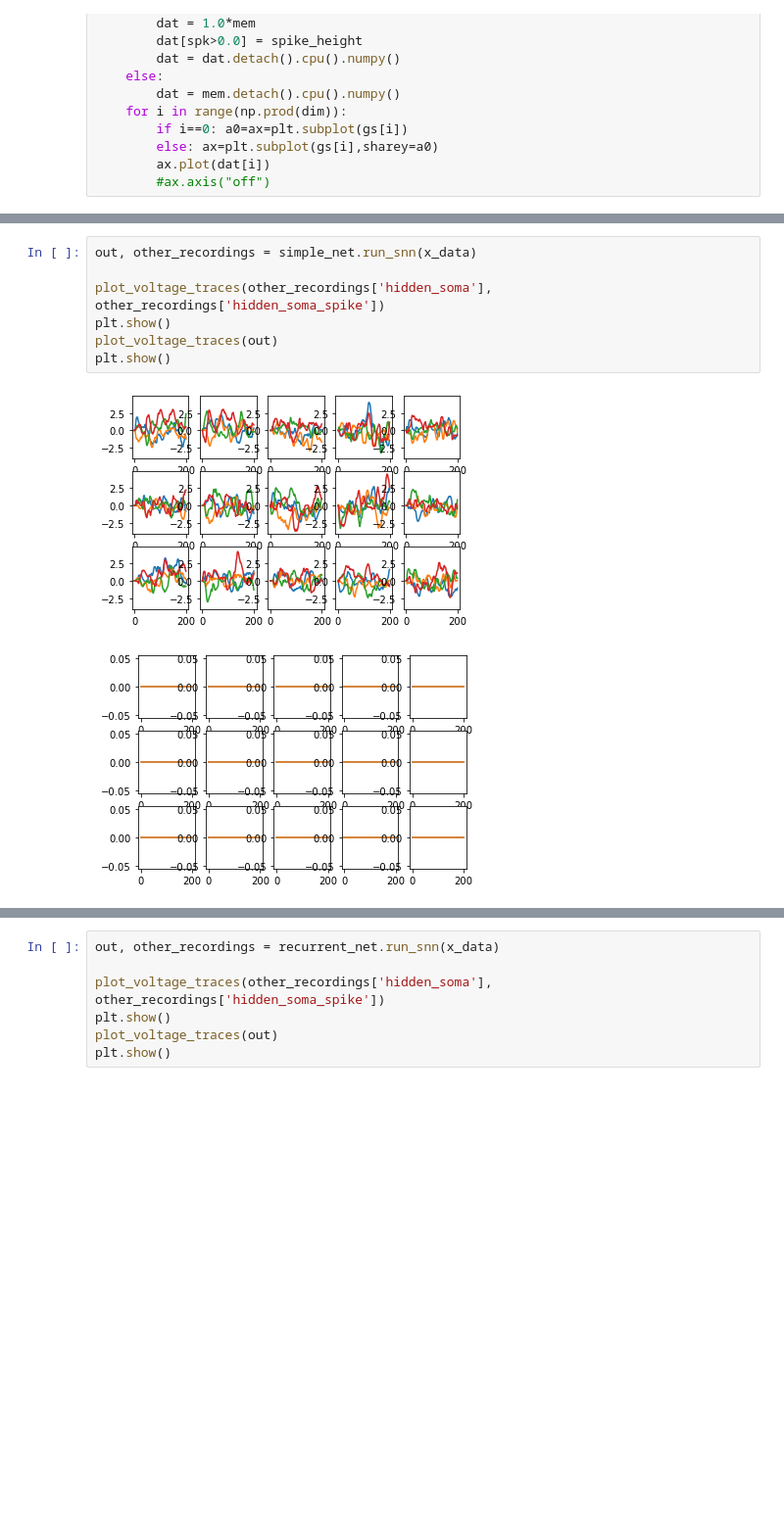
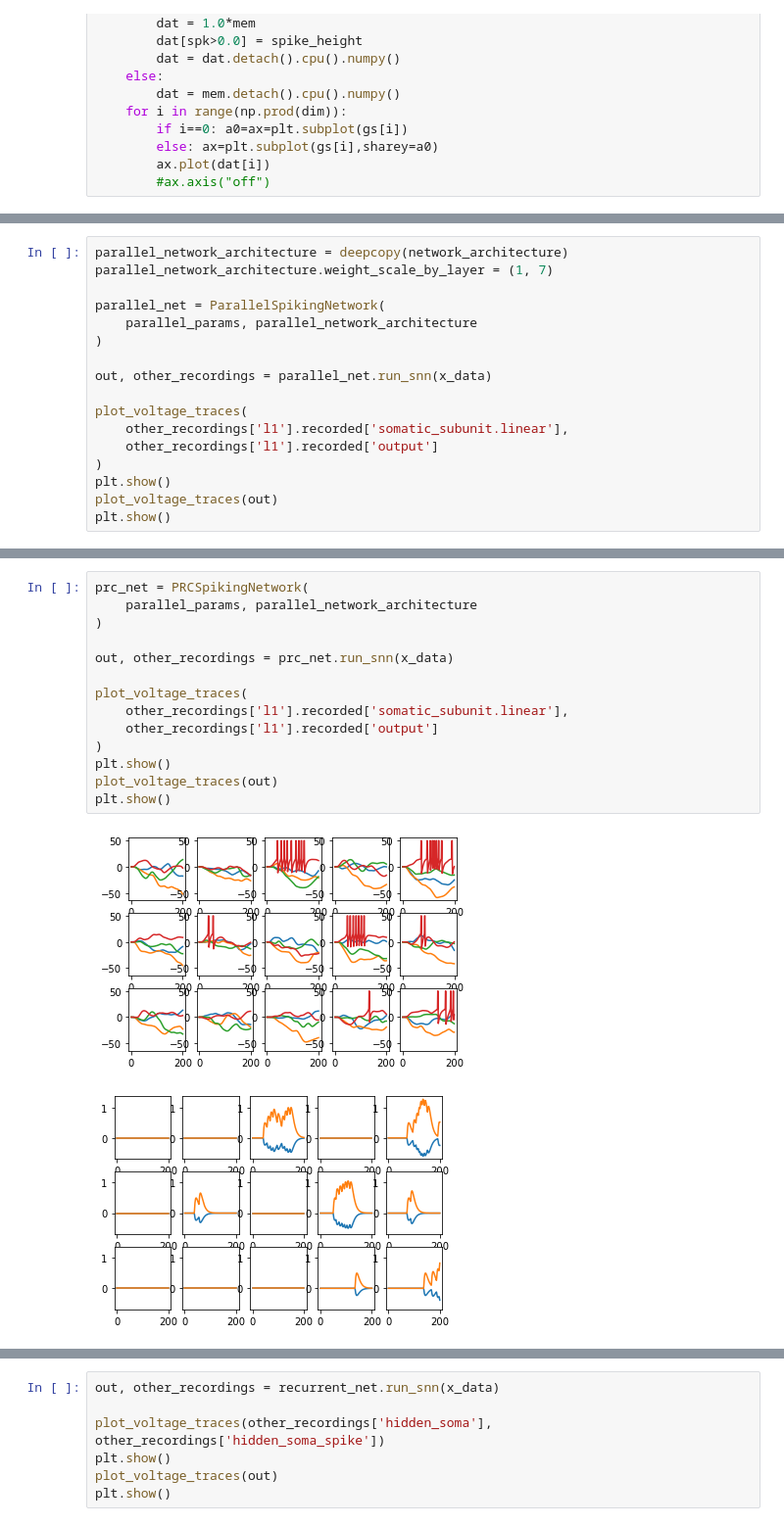
Before and after one commit to nauralcodinglab/linear-nonlinear-dendrites, a Jupyter notebook: training/spytorch-tutorial-1.ipynb, the cells around one changed output, grey strips where cells are left out. Shown: that part at 98% size. Drawn from its saved outputs; the diff is of its cells as text; blank space fills up the shorter version.

```diff
--- a/training/spytorch-tutorial-1.ipynb
+++ b/training/spytorch-tutorial-1.ipynb
@@ -152,0 +213,17 @@ def plot_voltage_traces(mem, spk=None, dim=(3,5), spike_height=50):
+# %%
+parallel_network_architecture = deepcopy(network_architecture)
+parallel_network_architecture.weight_scale_by_layer = (1, 7)
+
+parallel_net = ParallelSpikingNetwork(
+    parallel_params, parallel_network_architecture
+)
+
+out, other_recordings = parallel_net.run_snn(x_data)
+
+plot_voltage_traces(
+    other_recordings['l1'].recorded['somatic_subunit.linear'],
+    other_recordings['l1'].recorded['output']
+)
+plt.show()
+plot_voltage_traces(out)
+plt.show()
@@ -153,11 +233,18 @@ def plot_voltage_traces(mem, spk=None, dim=(3,5), spike_height=50):
 # %%
-out, other_recordings = simple_net.run_snn(x_data)
+prc_net = PRCSpikingNetwork(
+    parallel_params, parallel_network_architecture
+)
 
-plot_voltage_traces(other_recordings['hidden_soma'], other_recordings['hidden_soma_spike'])
+out, other_recordings = prc_net.run_snn(x_data)
+
+plot_voltage_traces(
+    other_recordings['l1'].recorded['somatic_subunit.linear'],
+    other_recordings['l1'].recorded['output']
+)
 plt.show()
 plot_voltage_traces(out)
 plt.show()
 # %% [output]
-[figure, old version]
+[figure, new version]
-[figure, old version]
+[figure, new version]
 # %%
```
Also changed, not shown: parts of 27 cells of this notebook, 2 other files.
